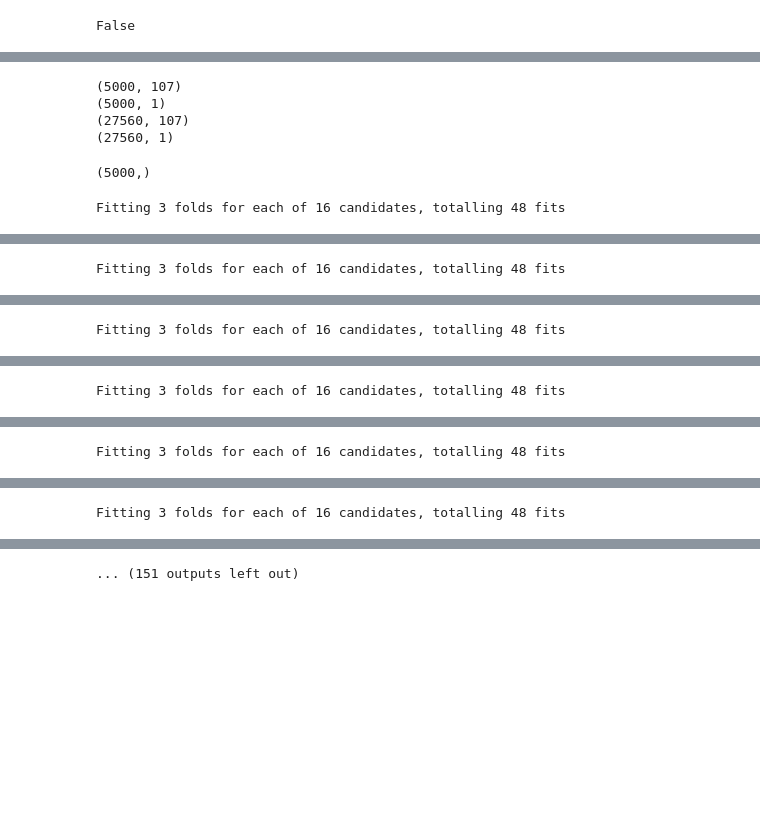
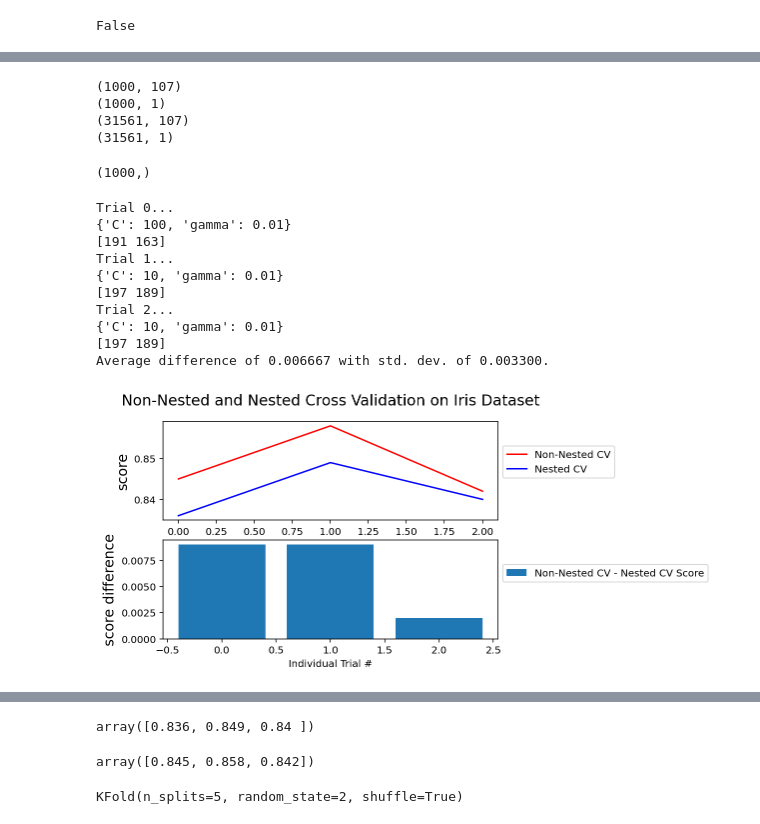
Before and after one commit to Surfincolin/Cogs118A-Final, a Jupyter notebook: final_data_tests.ipynb, the cells around one changed output, grey strips where cells are left out. Drawn from its saved outputs; the diff is of its cells as text; code cells hidden in the pictures; blank space fills up the shorter version.

```diff
--- a/final_data_tests.ipynb
+++ b/final_data_tests.ipynb
@@ -18,6 +20,10 @@ from sklearn.pipeline import make_pipeline
 
 # from sklearn.preprocessing import PolynomialFeatures
 # from sklearn.linear_model import LinearRegression
+# %%
+NUM_TRIALS = 3
+FOLDS = 5
+DATA_SIZE = 1000 #5000
 # %%
 adults = pd.read_csv('data/adults/adult.data', header=None)
 
@@ -73,12 +136,12 @@ adults.shape
 # %%
-adults_shuffle = adults.sample(frac=1).reset_index(drop=True)
+adults_shuffle = adults_processed.sample(frac=1).reset_index(drop=True)
 adults_shuffle_y = pd.DataFrame(adults_shuffle['y'])
 adults_shuffle = adults_shuffle.drop('y', 1)
 
-adults_training = adults_shuffle.iloc[:5000,:]
-adults_training_y = adults_shuffle_y.iloc[:5000,:]
-adults_testing = adults_shuffle.iloc[5001:,:]
-adults_testing_y = adults_shuffle_y.iloc[5001:,:]
+adults_training = adults_shuffle.iloc[:DATA_SIZE,:]
+adults_training_y = adults_shuffle_y.iloc[:DATA_SIZE,:]
+adults_testing = adults_shuffle.iloc[DATA_SIZE:,:]
+adults_testing_y = adults_shuffle_y.iloc[DATA_SIZE:,:]
 
 print(adults_training.shape)
 print(adults_training_y.shape)
@@ -86,19 +149,17 @@ print(adults_testing.shape)
 print(adults_testing_y.shape)
 adults_training_y['y'].shape
 # %% [output]
-(5000, 107)
-(5000, 1)
-(27560, 107)
-(27560, 1)
+(1000, 107)
+(1000, 1)
+(31561, 107)
+(31561, 1)
-(5000,)
+(1000,)
 # %%
 %%time
 
 features = adults_training.columns
 X = adults_training.loc[:, features]
 y = adults_training_y['y']
-
-NUM_TRIALS = 20
 
 p_grid = {'C': [1,10,100,1000], 'gamma': [0.001,0.01,0.1,1.0]}
 
@@ -108,41 +169,54 @@ non_nested_scores = np.zeros(NUM_TRIALS)
 nested_scores = np.zeros(NUM_TRIALS)
 
 for i in range(NUM_TRIALS):
-    inner_cv = KFold(n_splits=3, shuffle=True, random_state=i)
-    outer_cv = KFold(n_splits=3, shuffle=True, random_state=i)
+    print('Trial {}...'.format(i))
+    inner_cv = KFold(n_splits=FOLDS, shuffle=True, random_state=i)
+    outer_cv = KFold(n_splits=FOLDS, shuffle=True, random_state=i)
 
-    clf = GridSearchCV(estimator=svm, param_grid=p_grid, cv=inner_cv, verbose=1, n_jobs=7)
+    clf = GridSearchCV(estimator=svm, param_grid=p_grid, cv=inner_cv, verbose=0, n_jobs=7)
     clf.fit(X, y)
     non_nested_scores[i] = clf.best_score_
+    print(clf.best_params_)
+    print(clf.best_estimator_.n_support_)
 
     nested_score = cross_val_score(clf, X=X, y=y, cv=outer_cv)
     nested_scores[i] = nested_score.mean()
 
 score_difference = non_nested_scores - nested_scores
 
 print("Average difference of {:6f} with std. dev. of {:6f}."
       .format(score_difference.mean(), score_difference.std()))
 
 plt.figure()
 plt.subplot(211)
 non_nested_scores_line, = plt.plot(non_nested_scores, color='r')
 nested_line, = plt.plot(nested_scores, color='b')
 plt.ylabel("score", fontsize="14")
 plt.legend([non_nested_scores_line, nested_line],
            ["Non-Nested CV", "Nested CV"],
            bbox_to_anchor=(1, 0, 0, .8)) #(0, .4, .5, 0))
 plt.title("Non-Nested and Nested Cross Validation on Iris Dataset",
           x=.5, y=1.1, fontsize="15")
 
 # Plot bar chart of the difference.
 plt.subplot(212)
 difference_plot = plt.bar(range(NUM_TRIALS), score_difference)
 plt.xlabel("Individual Trial #")
 plt.legend([difference_plot],
            ["Non-Nested CV - Nested CV Score"],
            bbox_to_anchor=(1, 0, 0, .8))
 plt.ylabel("score difference", fontsize="14")
 
 plt.show()
 # %% [output]
-Fitting 3 folds for each of 16 candidates, totalling 48 fits
+Trial 0...
+{'C': 100, 'gamma': 0.01}
+[191 163]
+Trial 1...
+{'C': 10, 'gamma': 0.01}
+[197 189]
+Trial 2...
+{'C': 10, 'gamma': 0.01}
+[197 189]
+Average difference of 0.006667 with std. dev. of 0.003300.
+[figure, added]
@@ -151 +224,0 @@ Fitting 3 folds for each of 16 candidates, totalling 48 fits
-Fitting 3 folds for each of 16 candidates, totalling 48 fits
@@ -154 +224,0 @@ Fitting 3 folds for each of 16 candidates, totalling 48 fits
-Fitting 3 folds for each of 16 candidates, totalling 48 fits
@@ -157 +224,0 @@ Fitting 3 folds for each of 16 candidates, totalling 48 fits
-Fitting 3 folds for each of 16 candidates, totalling 48 fits
@@ -160 +224,0 @@ Fitting 3 folds for each of 16 candidates, totalling 48 fits
-Fitting 3 folds for each of 16 candidates, totalling 48 fits
@@ -163 +224,0 @@ Fitting 3 folds for each of 16 candidates, totalling 48 fits
-Fitting 3 folds for each of 16 candidates, totalling 48 fits
@@ -166 +224,0 @@ Fitting 3 folds for each of 16 candidates, totalling 48 fits
-... (151 outputs left out)
@@ -166,0 +229,12 @@ Fitting 3 folds for each of 16 candidates, totalling 48 fits
+# %%
+nested_scores
+# %% [output]
+array([0.836, 0.849, 0.84 ])
+# %%
+non_nested_scores
+# %% [output]
+array([0.845, 0.858, 0.842])
+# %%
+KFold(n_splits=FOLDS, shuffle=True, random_state=i)
+# %% [output]
+KFold(n_splits=5, random_state=2, shuffle=True)
```
Also changed, not shown: parts of 5 cells of this notebook.
